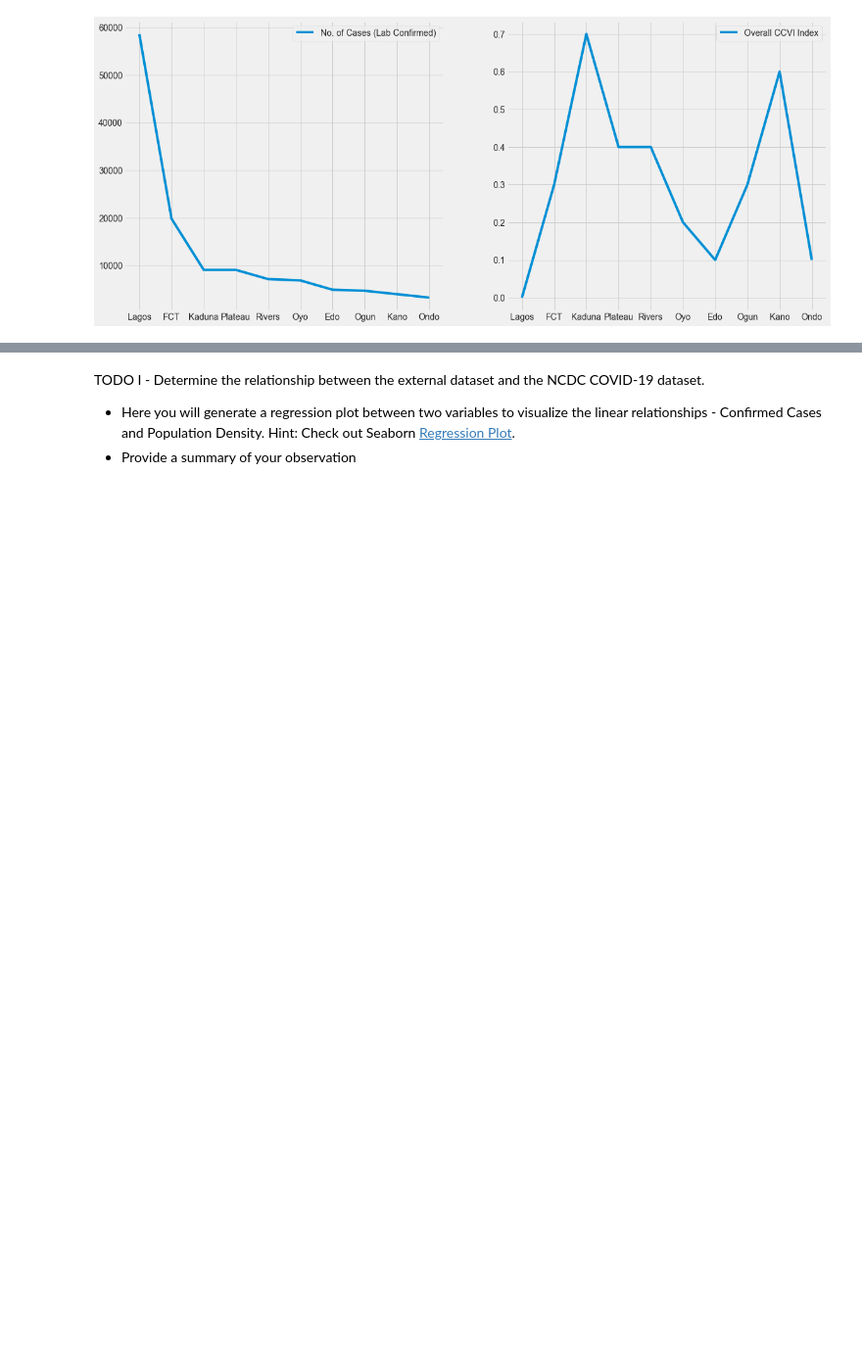
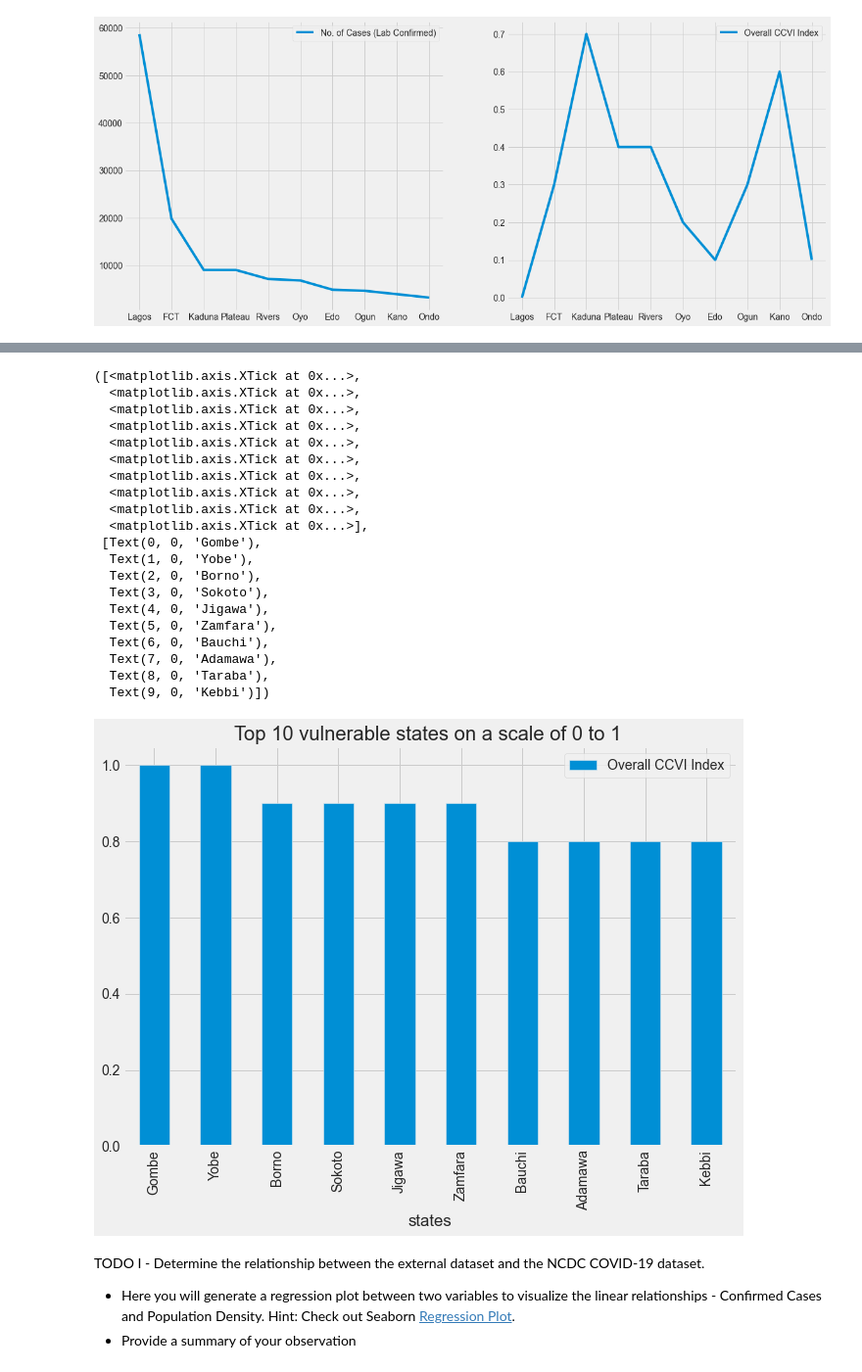
Before and after one commit to vaipn/Nigeria-COVID-19-Data-Analysis-Using-Python, a Jupyter notebook: covidproject.ipynb, the cells around one changed output, grey strips where cells are left out. Shown at 98% size. Saved outputs shown, nothing was run; the diff lists cells and outputs as text; code cells hidden in the pictures; blank space fills up the shorter version.

```diff
--- a/covidproject.ipynb
+++ b/covidproject.ipynb
@@ -551,3 +543,28 @@ Kaduna and Kano State, Though they haven't recorded relatively high number of ca
+# %%
+ten_vuln.plot.bar(x='states',y='Overall CCVI Index',figsize=(10,7),title='Top 10 vulnerable states on a scale of 0 to 1 ')
+plt.xticks(np.arange(0, 10, step=1),(ten_vuln['states']))
+# %% [output]
+([<matplotlib.axis.XTick at 0x...>,
+  <matplotlib.axis.XTick at 0x...>,
+  <matplotlib.axis.XTick at 0x...>,
+  <matplotlib.axis.XTick at 0x...>,
+  <matplotlib.axis.XTick at 0x...>,
+  <matplotlib.axis.XTick at 0x...>,
+  <matplotlib.axis.XTick at 0x...>,
+  <matplotlib.axis.XTick at 0x...>,
+  <matplotlib.axis.XTick at 0x...>,
+  <matplotlib.axis.XTick at 0x...>],
+ [Text(0, 0, 'Gombe'),
+  Text(1, 0, 'Yobe'),
+  Text(2, 0, 'Borno'),
+  Text(3, 0, 'Sokoto'),
+  Text(4, 0, 'Jigawa'),
+  Text(5, 0, 'Zamfara'),
+  Text(6, 0, 'Bauchi'),
+  Text(7, 0, 'Adamawa'),
+  Text(8, 0, 'Taraba'),
+  Text(9, 0, 'Kebbi')])
+[figure, added]
 # %% [markdown]
 TODO I - Determine the relationship between the external dataset and the NCDC COVID-19 dataset.
 * Here you will generate a regression plot between two variables to visualize the linear relationships - Confirmed Cases and Population Density.
```
Also changed, not shown: parts of 57 cells of this notebook.
